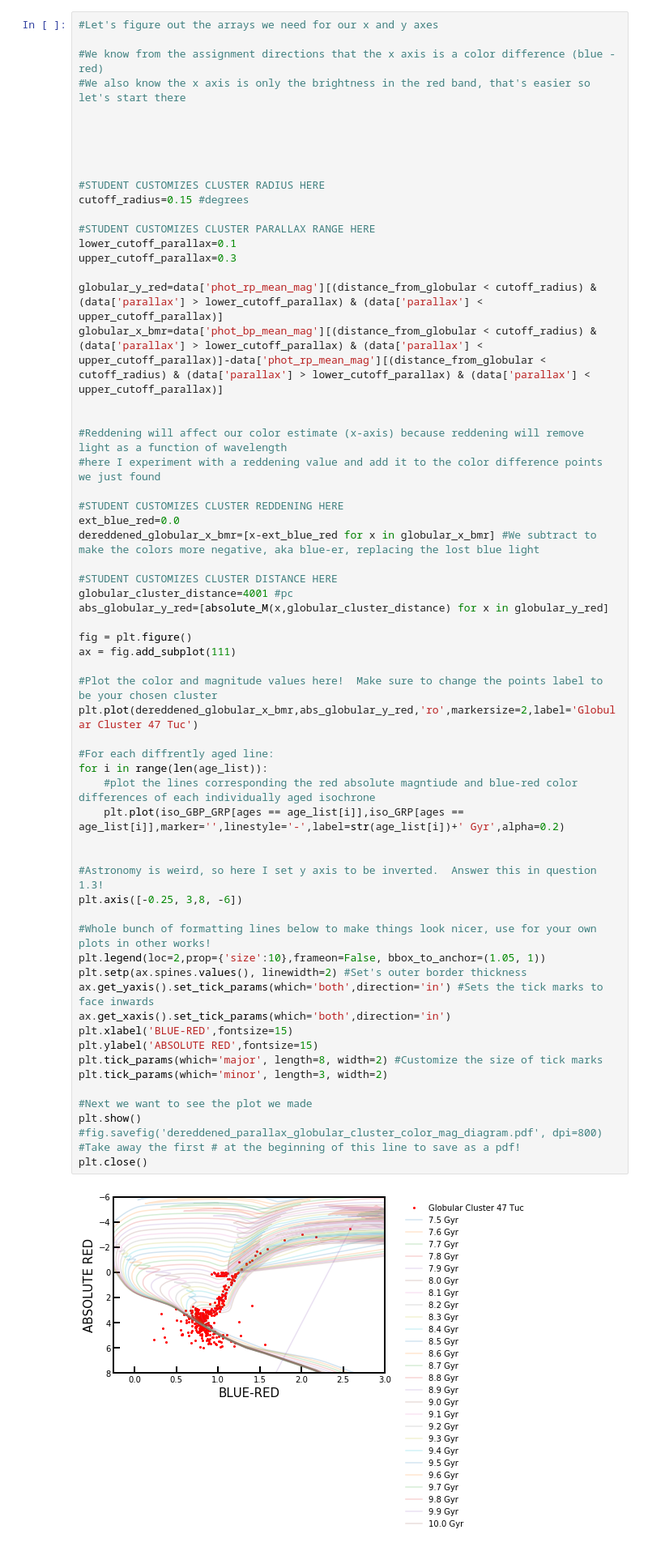
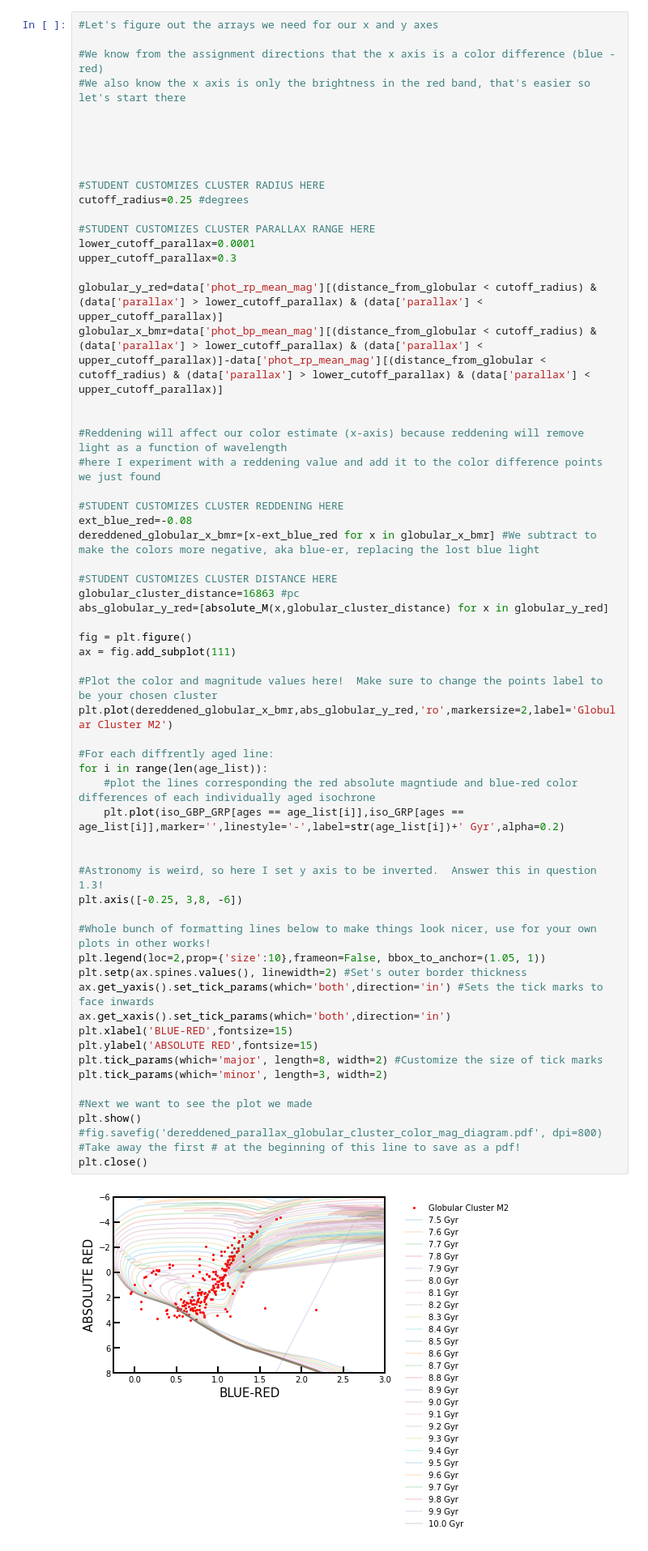
Before and after one commit to parallax-xallaraq/ASTR591, a Jupyter notebook: Age-Of-Stellar-Clusters/Age-of-Clusters-Final-2021-(2).ipynb, the cells around one changed output. Shown at 81% size. Drawn from its saved outputs; the diff is of its cells as text.

Commit message:
progress with M11 and M2. Added notes.txt
just finish last step of Age of Clusters for M11

```diff
--- a/Age-Of-Stellar-Clusters/Age-of-Clusters-Final-2021-(2).ipynb
+++ b/Age-Of-Stellar-Clusters/Age-of-Clusters-Final-2021-(2).ipynb
@@ -516,10 +521,10 @@ plt.close()
 
 
 #STUDENT CUSTOMIZES CLUSTER RADIUS HERE
-cutoff_radius=0.15 #degrees
+cutoff_radius=0.25 #degrees
 
 #STUDENT CUSTOMIZES CLUSTER PARALLAX RANGE HERE
-lower_cutoff_parallax=0.1
+lower_cutoff_parallax=0.0001
 upper_cutoff_parallax=0.3
 
 globular_y_red=data['phot_rp_mean_mag'][(distance_from_globular < cutoff_radius) & (data['parallax'] > lower_cutoff_parallax) & (data['parallax'] < upper_cutoff_parallax)]
@@ -530,44 +535,44 @@ globular_x_bmr=data['phot_bp_mean_mag'][(distance_from_globular < cutoff_radius)
 #here I experiment with a reddening value and add it to the color difference points we just found
 
 #STUDENT CUSTOMIZES CLUSTER REDDENING HERE
-ext_blue_red=0.0
+ext_blue_red=-0.08
 dereddened_globular_x_bmr=[x-ext_blue_red for x in globular_x_bmr] #We subtract to make the colors more negative, aka blue-er, replacing the lost blue light
 
 #STUDENT CUSTOMIZES CLUSTER DISTANCE HERE
-globular_cluster_distance=4001 #pc
+globular_cluster_distance=16863 #pc
 abs_globular_y_red=[absolute_M(x,globular_cluster_distance) for x in globular_y_red]
 
 fig = plt.figure()
 ax = fig.add_subplot(111)
 
 #Plot the color and magnitude values here!  Make sure to change the points label to be your chosen cluster
-plt.plot(dereddened_globular_x_bmr,abs_globular_y_red,'ro',markersize=2,label='Globular Cluster 47 Tuc')
+plt.plot(dereddened_globular_x_bmr,abs_globular_y_red,'ro',markersize=2,label='Globular Cluster M2')
 
 #For each diffrently aged line:
 for i in range(len(age_list)):
     #plot the lines corresponding the red absolute magntiude and blue-red color differences of each individually aged isochrone
     plt.plot(iso_GBP_GRP[ages == age_list[i]],iso_GRP[ages == age_list[i]],marker='',linestyle='-',label=str(age_list[i])+' Gyr',alpha=0.2)
 
 
 #Astronomy is weird, so here I set y axis to be inverted.  Answer this in question 1.3!
 plt.axis([-0.25, 3,8, -6])
 
 #Whole bunch of formatting lines below to make things look nicer, use for your own plots in other works!
 plt.legend(loc=2,prop={'size':10},frameon=False, bbox_to_anchor=(1.05, 1))
 plt.setp(ax.spines.values(), linewidth=2) #Set's outer border thickness
 ax.get_yaxis().set_tick_params(which='both',direction='in') #Sets the tick marks to face inwards
 ax.get_xaxis().set_tick_params(which='both',direction='in')
 plt.xlabel('BLUE-RED',fontsize=15)
 plt.ylabel('ABSOLUTE RED',fontsize=15)
 plt.tick_params(which='major', length=8, width=2) #Customize the size of tick marks
 plt.tick_params(which='minor', length=3, width=2)
 
 #Next we want to see the plot we made
 plt.show()
 #fig.savefig('dereddened_parallax_globular_cluster_color_mag_diagram.pdf', dpi=800)  #Take away the first # at the beginning of this line to save as a pdf!
 plt.close()
 # %% [output]
-[figure, old version]
+[figure, new version]
 # %%
 #Now we modify our original selection to use more than one criteria to selection stars, this time adding parallax
 #This changes the format to require each condition to use () and the symbol & to combine conditions
```
Also changed, not shown: parts of 5 cells of this notebook, 1 other file.
